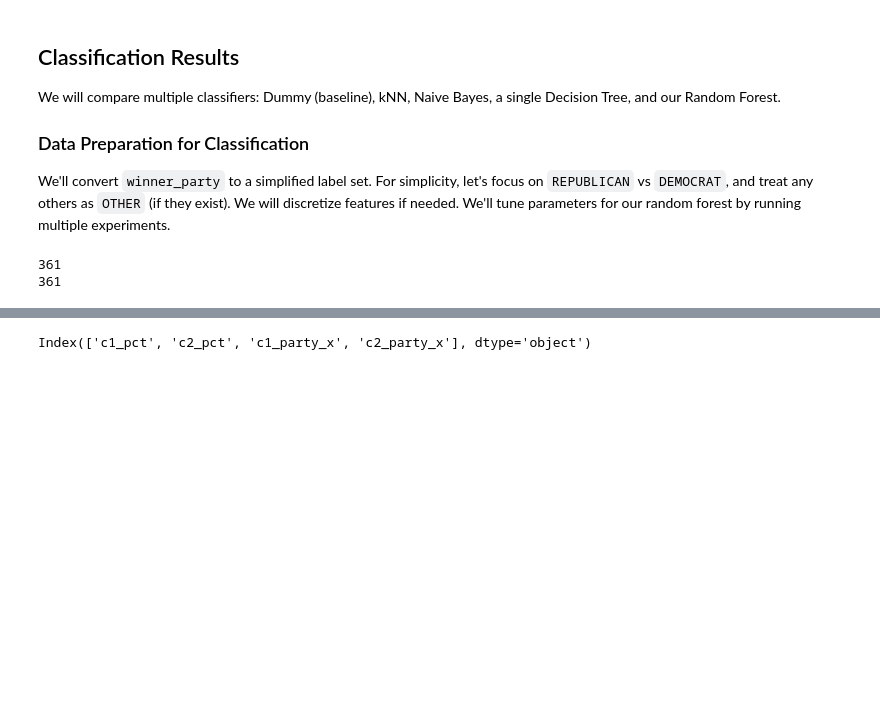
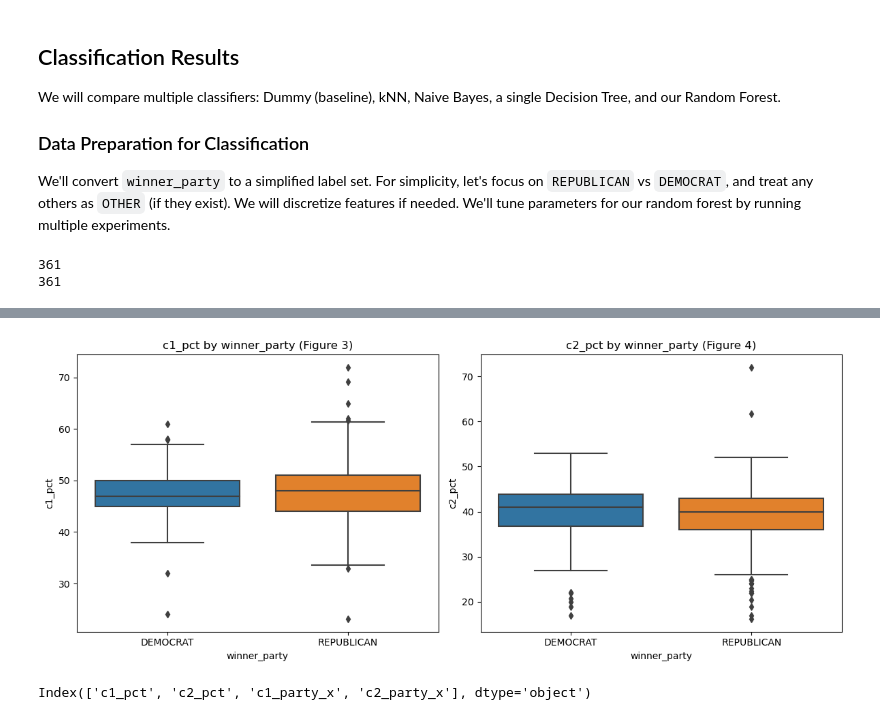
Before and after one commit to rystm01/CPSC322-FinalProject, a Jupyter notebook: main.ipynb, the cells around one changed output, grey strips where cells are left out. Cells and saved outputs as stored; diff of their text form; code cells hidden in the pictures; blank space fills up the shorter version.

```diff
--- a/main.ipynb
+++ b/main.ipynb
@@ -153,3 +161,17 @@ X_train, X_test, y_train, y_test = train_test_split(X_sel, y, test_size=0.4, ran
+# %%
+data = X
+data['winner_party'] = y
+
+fig, axes = plt.subplots(1,2, figsize=(12,5))
+sns.boxplot(x='winner_party', y='c1_pct', data=data, ax=axes[0])
+axes[0].set_title('c1_pct by winner_party (Figure 3)')
+sns.boxplot(x='winner_party', y='c2_pct', data=data, ax=axes[1])
+axes[1].set_title('c2_pct by winner_party (Figure 4)')
+plt.tight_layout()
+plt.savefig('boxes.png', pad_inches=.2, bbox_inches='tight')
+plt.show()
+# %% [output]
+[figure, added]
 # %%
 print(X_sel.columns)
 # %% [output]
```
Also changed, not shown: parts of 8 cells of this notebook, 2 other files.
